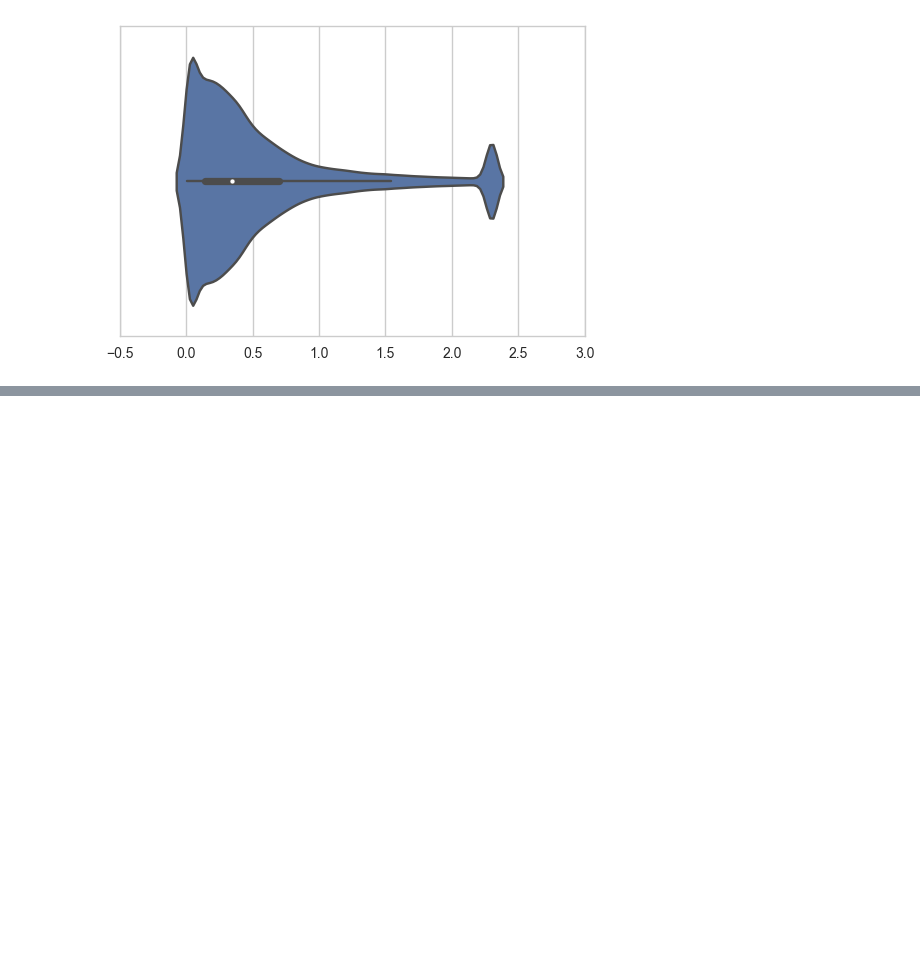
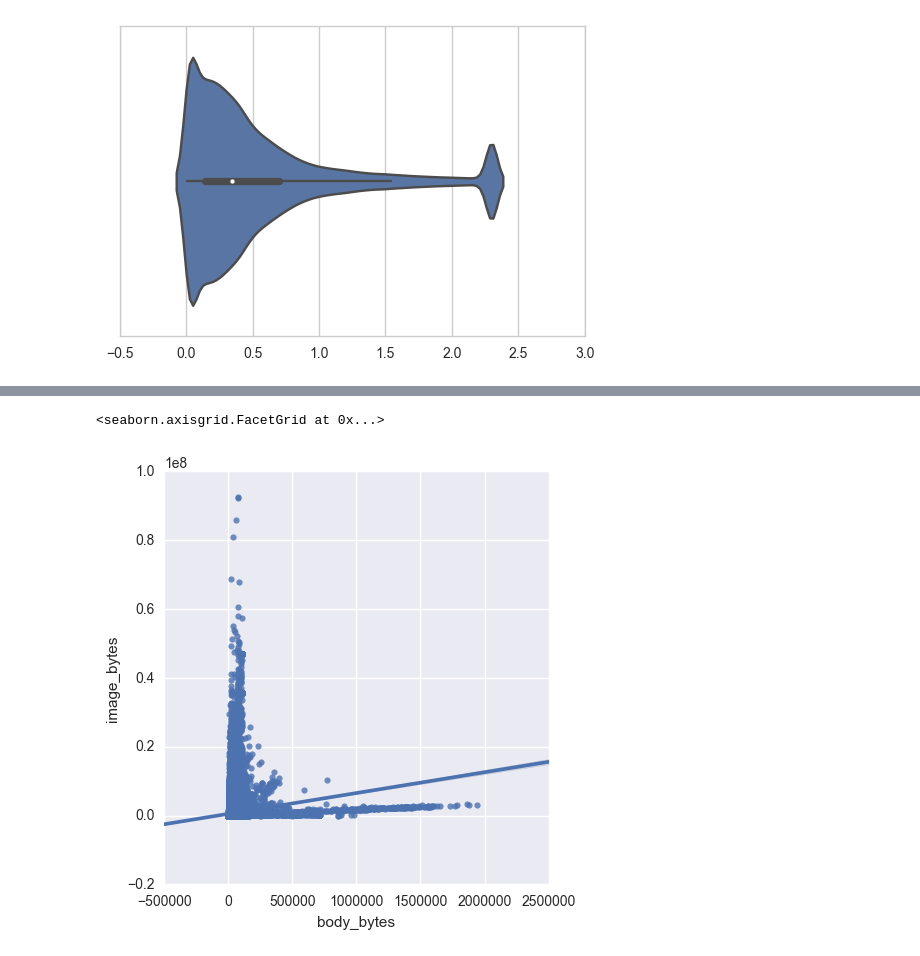
Before and after one commit to carlsednaoui/thinkful-data-science, a Jupyter notebook: coursework/unit_1/lesson_3_project_3.ipynb, the cells around one changed output, grey strips where cells are left out. Cells and saved outputs as stored; diff of their text form; code cells hidden in the pictures; blank space fills up the shorter version.

```diff
--- a/coursework/unit_1/lesson_3_project_3.ipynb
+++ b/coursework/unit_1/lesson_3_project_3.ipynb
@@ -71,0 +75,7 @@ sns.stripplot(mobile, size)
+# %%
+# For our two continuous variables, let's pick body_bytes and image_bytes
+
+sns.lmplot('body_bytes', 'image_bytes', df)
+# %% [output]
+<seaborn.axisgrid.FacetGrid at 0x...>
+[figure, added]
```
Also changed, not shown: parts of 2 cells of this notebook.
